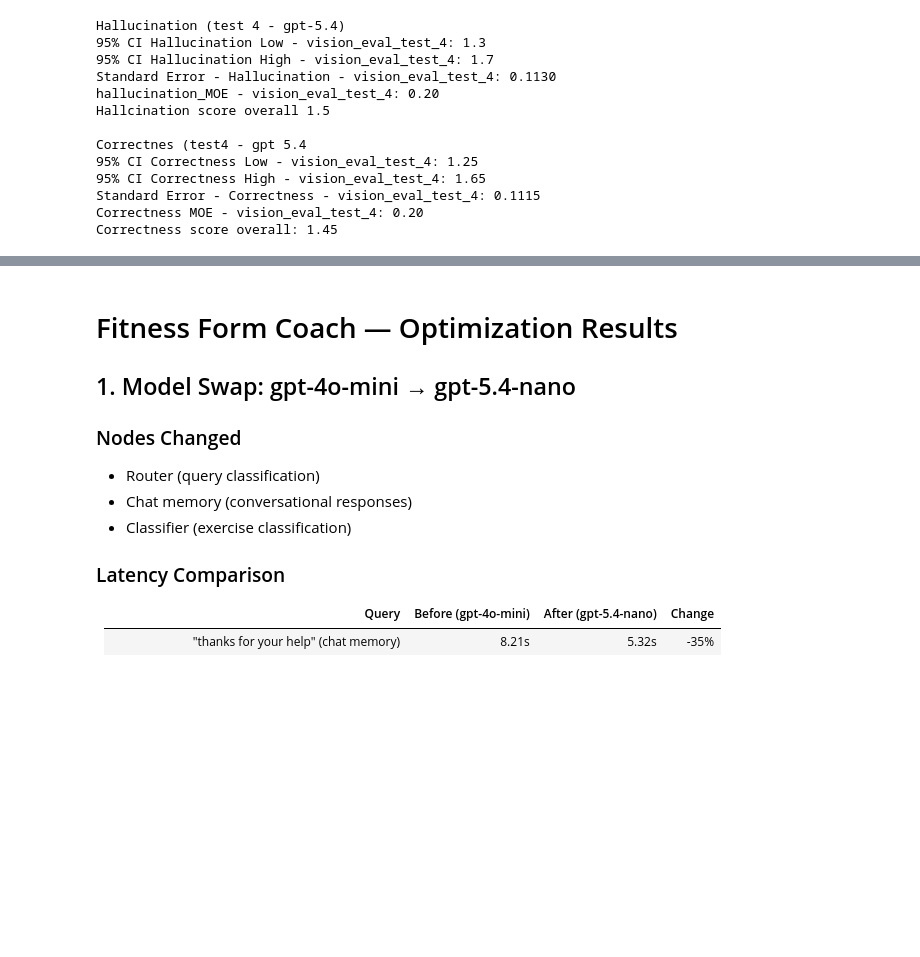
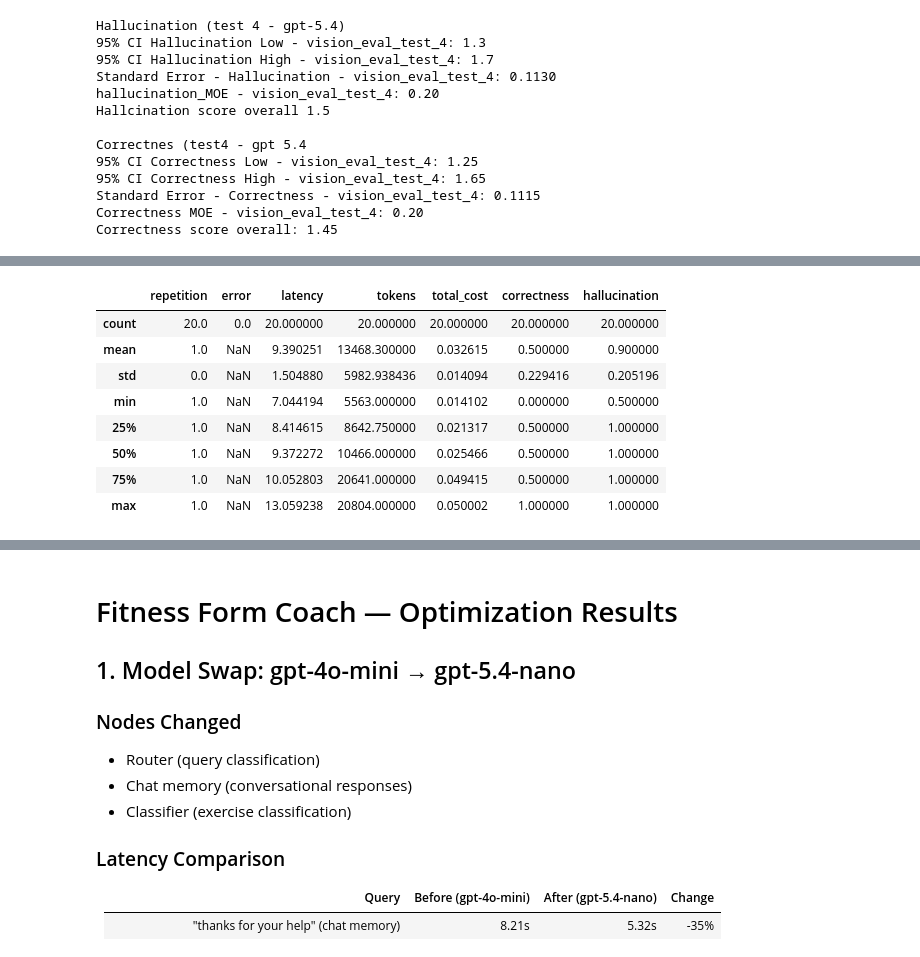
Before and after one commit to chandlershortlidge/form-coach-ai, a Jupyter notebook: llm-evals/llm_evaluations.ipynb, the cells around one changed output, grey strips where cells are left out. Saved outputs shown, nothing was run; the diff lists cells and outputs as text; code cells hidden in the pictures; blank space fills up the shorter version.

Commit message:
updated evaluations page with test results, updated response generator with new system prompt

```diff
--- a/llm-evals/llm_evaluations.ipynb
+++ b/llm-evals/llm_evaluations.ipynb
@@ -363,0 +218,13 @@ Correctness score overall: 1.45
+# %%
+system_prompt_eval_v1 = pd.read_csv("/Users/chandlershortlidge/Desktop/Ironhack/fitness-form-coach/llm-evals/vision-faithfulness-system-prompt-100-word-cap.csv")
+system_prompt_eval_v1.describe()
+# %% [output]
+|  | repetition | error | latency | tokens | total_cost | correctness | hallucination |
+| count | 20.0 | 0.0 | 20.000000 | 20.000000 | 20.000000 | 20.000000 | 20.000000 |
+| mean | 1.0 | NaN | 9.390251 | 13468.300000 | 0.032615 | 0.500000 | 0.900000 |
+| std | 0.0 | NaN | 1.504880 | 5982.938436 | 0.014094 | 0.229416 | 0.205196 |
+| min | 1.0 | NaN | 7.044194 | 5563.000000 | 0.014102 | 0.000000 | 0.500000 |
+| 25% | 1.0 | NaN | 8.414615 | 8642.750000 | 0.021317 | 0.500000 | 1.000000 |
+| 50% | 1.0 | NaN | 9.372272 | 10466.000000 | 0.025466 | 0.500000 | 1.000000 |
+| 75% | 1.0 | NaN | 10.052803 | 20641.000000 | 0.049415 | 0.500000 | 1.000000 |
+| max | 1.0 | NaN | 13.059238 | 20804.000000 | 0.050002 | 1.000000 | 1.000000 |
```
Also changed, not shown: parts of 28 cells of this notebook, 3 other files.
